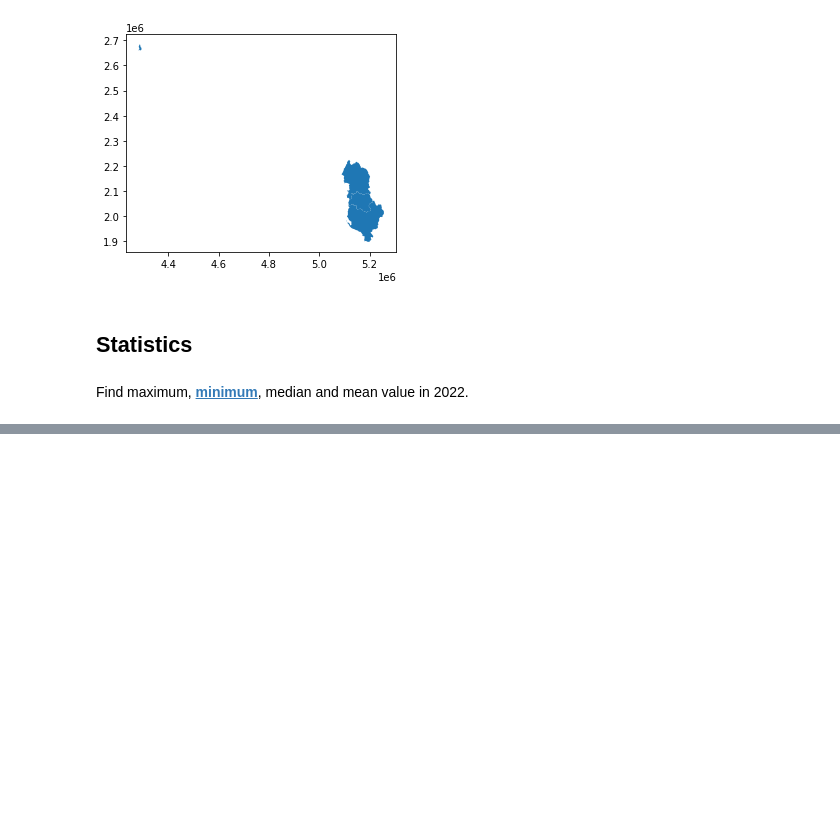
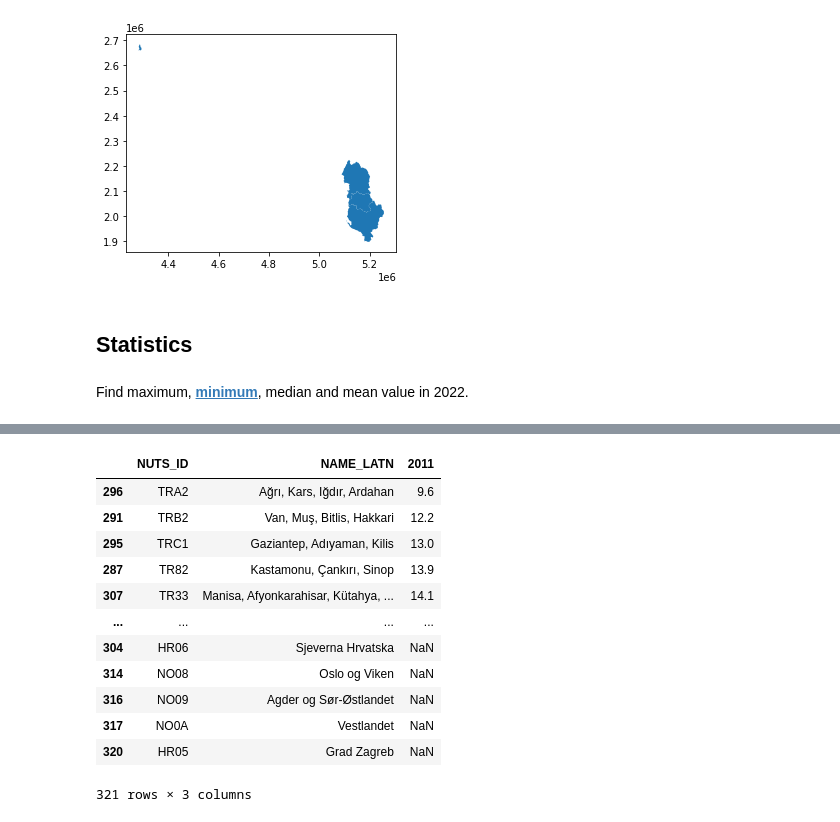
Before and after one commit to GISAdamToth/ArcGIS_Notebooks_thesis, a Jupyter notebook: eurostat/eurostat.ipynb, the cells around one changed output, grey strips where cells are left out. Drawn from its saved outputs; the diff is of its cells as text; code cells hidden in the pictures; blank space fills up the shorter version.

```diff
--- a/eurostat/eurostat.ipynb
+++ b/eurostat/eurostat.ipynb
@@ -332,0 +346,17 @@ dtype: float64
+# %%
+nuts2_gdf_hrst.sort_values('2011', inplace=True)
+nuts2_gdf_hrst.loc[:, ('NUTS_ID', 'NAME_LATN', '2011')]
+# %% [output]
+|  | NUTS_ID | NAME_LATN | 2011 |
+| 296 | TRA2 | Ağrı, Kars, Iğdır, Ardahan | 9.6 |
+| 291 | TRB2 | Van, Muş, Bitlis, Hakkari | 12.2 |
+| 295 | TRC1 | Gaziantep, Adıyaman, Kilis | 13.0 |
+| 287 | TR82 | Kastamonu, Çankırı, Sinop | 13.9 |
+| 307 | TR33 | Manisa, Afyonkarahisar, Kütahya, ... | 14.1 |
+| ... | ... | ... | ... |
+| 304 | HR06 | Sjeverna Hrvatska | NaN |
+| 314 | NO08 | Oslo og Viken | NaN |
+| 316 | NO09 | Agder og Sør-Østlandet | NaN |
+| 317 | NO0A | Vestlandet | NaN |
+| 320 | HR05 | Grad Zagreb | NaN |
+321 rows × 3 columns
```
Also changed, not shown: parts of 7 cells of this notebook.
